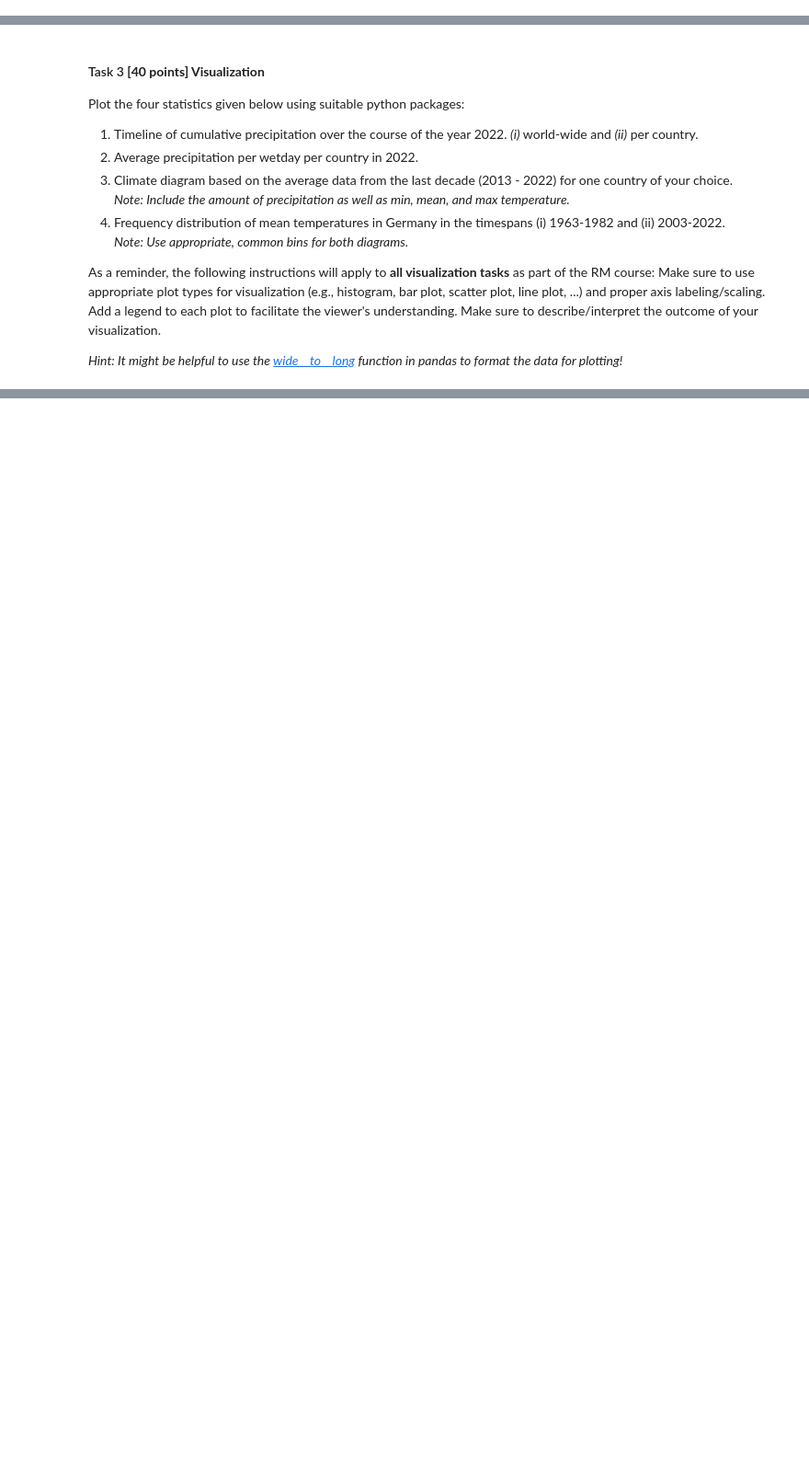
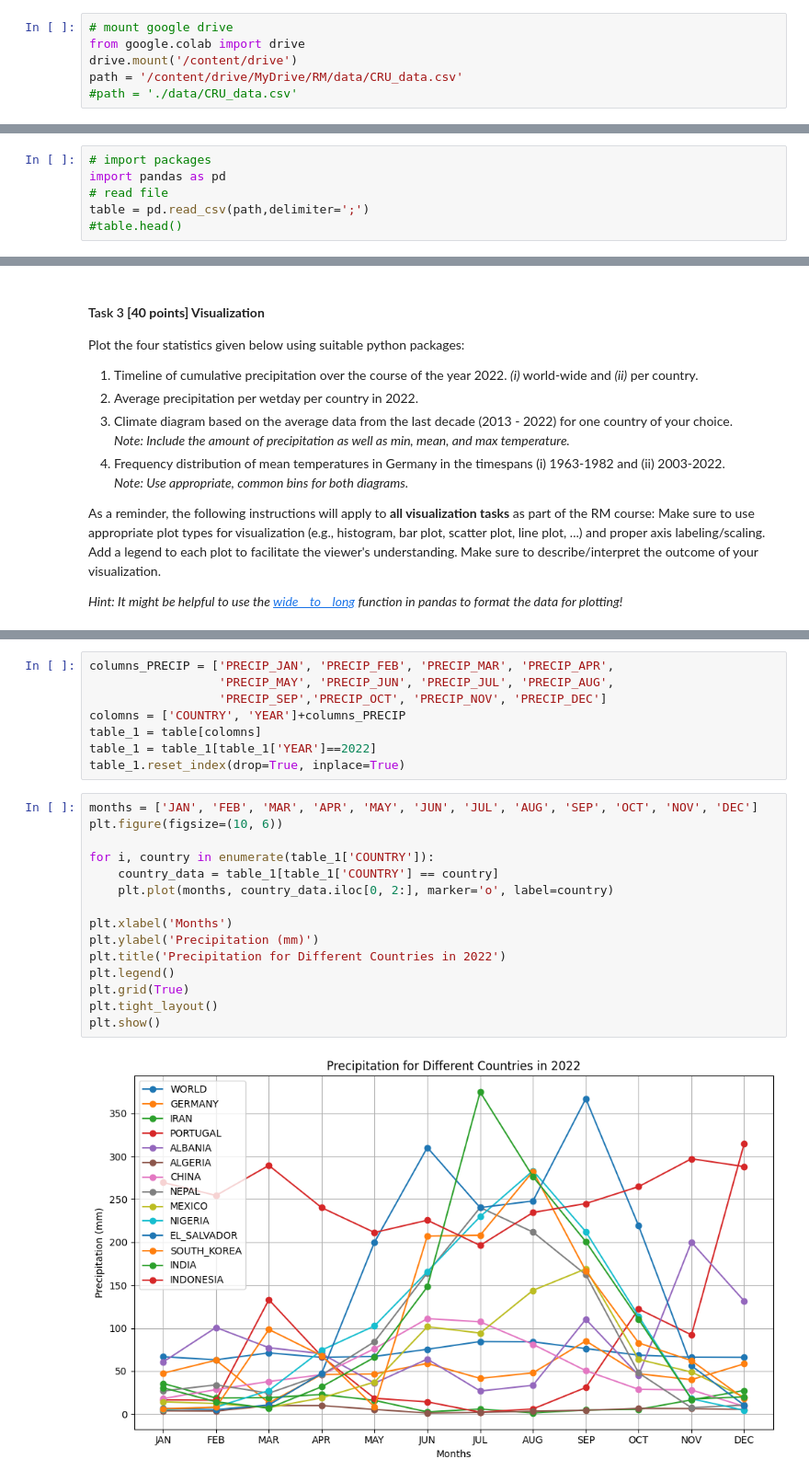
Before and after one commit to CallMeL/ResearchMethod, a Jupyter notebook: RM_A02_Group.ipynb, the cells around one changed output, grey strips where cells are left out. Shown at 92% size. Drawn from its saved outputs; the diff is of its cells as text; blank space fills up the shorter version.

```diff
--- a/RM_A02_Group.ipynb
+++ b/RM_A02_Group.ipynb
@@ -43,3 +43,9 @@ Add the group letter to the file name prior to submission. For example, if your
 
 1. For each of the features in the CRU dataset (e.g., precipitation), identify all scales of data whose definition is valid for all entries in the columns that belong to that feature. Create a table using python code that contains all features as rows, data scales as columns, and binary table entries indicating whether the feature values (i.e., column entries in the database) correspond to the data scale or not.
 2. For each of the features, briefly explain to which of the errors mentioned in the lecture this feature is prone.
+# %%
+# mount google drive
+from google.colab import drive
+drive.mount('/content/drive')
+path = '/content/drive/MyDrive/RM/data/CRU_data.csv'
+#path = './data/CRU_data.csv'
@@ -45,0 +54,6 @@ Add the group letter to the file name prior to submission. For example, if your
+# %%
+# import packages
+import pandas as pd
+# read file
+table = pd.read_csv(path,delimiter=';')
+#table.head()
@@ -67,0 +189,25 @@ _Hint: It might be helpful to use the [wide__to__long](https://pandas.pydata.org
+# %%
+columns_PRECIP = ['PRECIP_JAN', 'PRECIP_FEB', 'PRECIP_MAR', 'PRECIP_APR',
+                  'PRECIP_MAY', 'PRECIP_JUN', 'PRECIP_JUL', 'PRECIP_AUG',
+                  'PRECIP_SEP','PRECIP_OCT', 'PRECIP_NOV', 'PRECIP_DEC']
+colomns = ['COUNTRY', 'YEAR']+columns_PRECIP
+table_1 = table[colomns]
+table_1 = table_1[table_1['YEAR']==2022]
+table_1.reset_index(drop=True, inplace=True)
+# %%
+months = ['JAN', 'FEB', 'MAR', 'APR', 'MAY', 'JUN', 'JUL', 'AUG', 'SEP', 'OCT', 'NOV', 'DEC']
+plt.figure(figsize=(10, 6))
+
+for i, country in enumerate(table_1['COUNTRY']):
+    country_data = table_1[table_1['COUNTRY'] == country]
+    plt.plot(months, country_data.iloc[0, 2:], marker='o', label=country)
+
+plt.xlabel('Months')
+plt.ylabel('Precipitation (mm)')
+plt.title('Precipitation for Different Countries in 2022')
+plt.legend()
+plt.grid(True)
+plt.tight_layout()
+plt.show()
+# %% [output]
+[figure, added]
```
Also changed, not shown: parts of 22 cells of this notebook.
